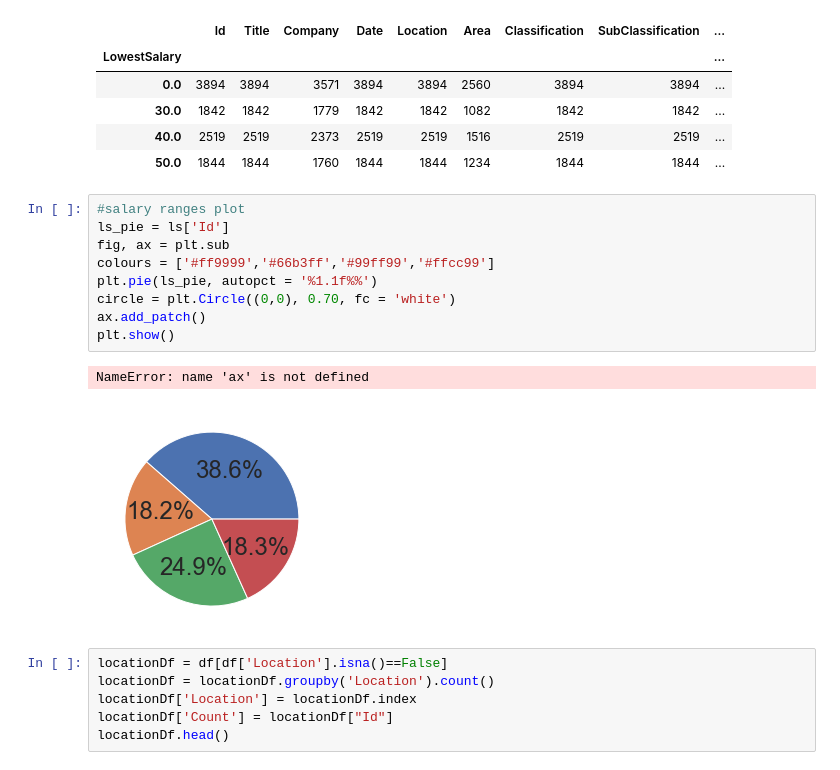
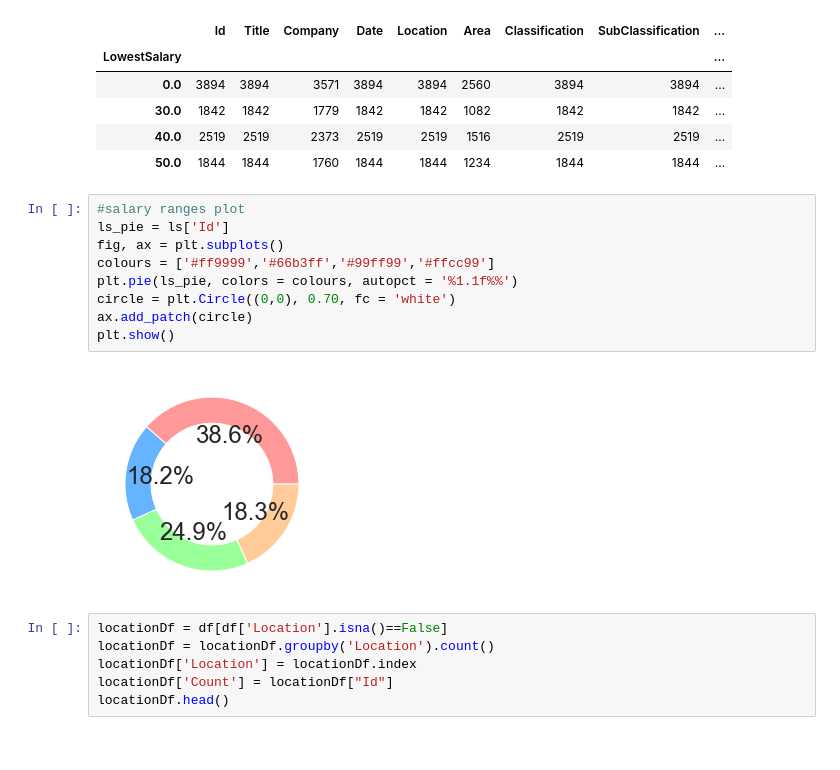
Before and after one commit to nspencerjackson/3803ICT, a Jupyter notebook: workshop_2/job-market-lab2-3803ict.ipynb, the cells around one changed output. Drawn from its saved outputs; the diff is of its cells as text.

```diff
--- a/workshop_2/job-market-lab2-3803ict.ipynb
+++ b/workshop_2/job-market-lab2-3803ict.ipynb
@@ -40,15 +40,14 @@ ls.head()
 # %%
 #salary ranges plot
 ls_pie = ls['Id']
-fig, ax = plt.sub
+fig, ax = plt.subplots()
 colours = ['#ff9999','#66b3ff','#99ff99','#ffcc99']
-plt.pie(ls_pie, autopct = '%1.1f%%')
+plt.pie(ls_pie, colors = colours, autopct = '%1.1f%%')
 circle = plt.Circle((0,0), 0.70, fc = 'white')
-ax.add_patch()
+ax.add_patch(circle)
 plt.show()
 # %% [output]
-NameError: name 'ax' is not defined
-[figure, old version]
+[figure, new version]
 # %%
 locationDf = df[df['Location'].isna()==False]
 locationDf = locationDf.groupby('Location').count()
```
